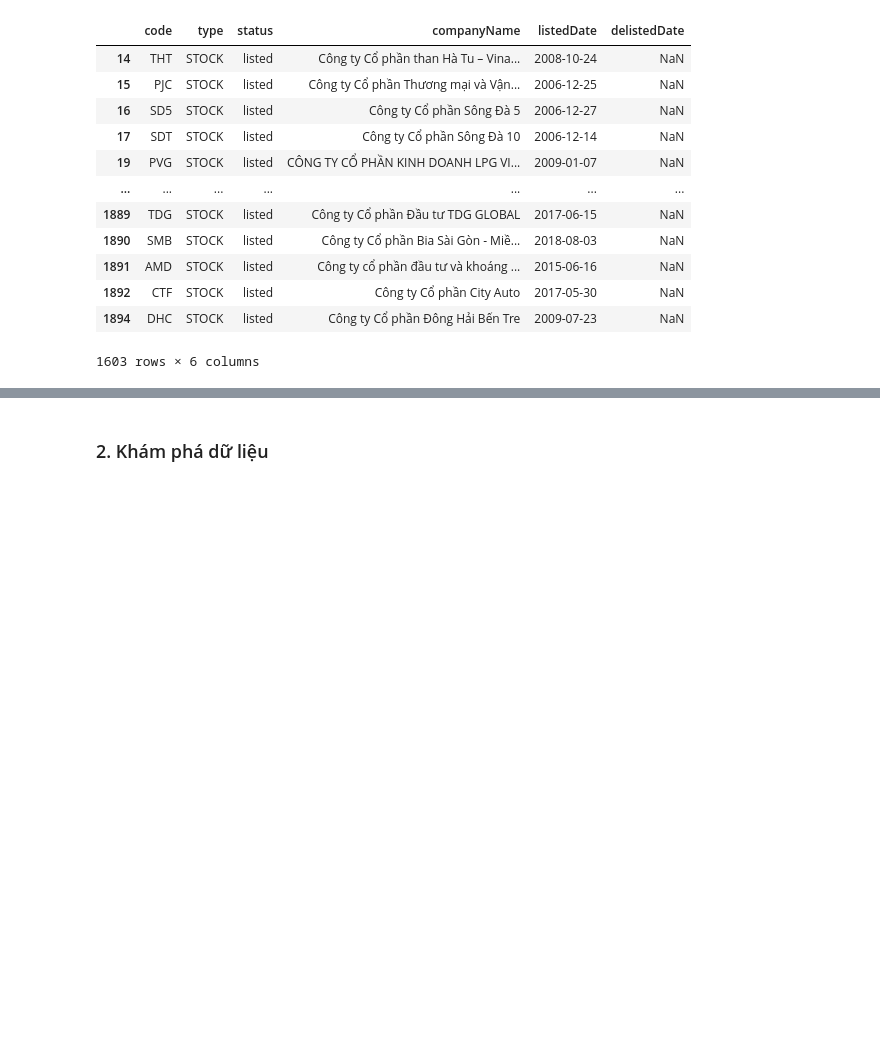
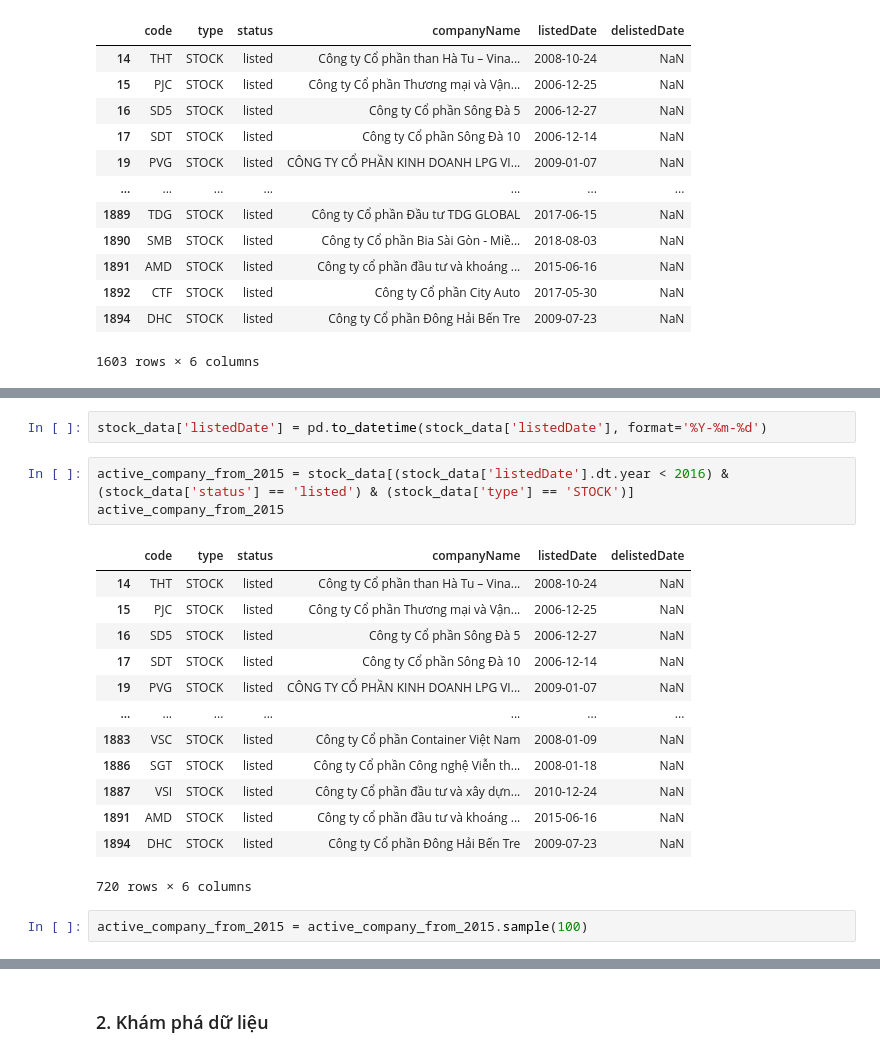
Before and after one commit to minhtringuyennn/NMKHDL_Project, a Jupyter notebook: crawl/crawl_data.ipynb, the cells around one changed output, grey strips where cells are left out. Drawn from its saved outputs; the diff is of its cells as text; blank space fills up the shorter version.

```diff
--- a/crawl/crawl_data.ipynb
+++ b/crawl/crawl_data.ipynb
@@ -210,0 +225,21 @@ for index, row in active_company.iterrows():
+# %%
+stock_data['listedDate'] = pd.to_datetime(stock_data['listedDate'], format='%Y-%m-%d')
+# %%
+active_company_from_2015 = stock_data[(stock_data['listedDate'].dt.year < 2016) & (stock_data['status'] == 'listed') & (stock_data['type'] == 'STOCK')]
+active_company_from_2015
+# %% [output]
+|  | code | type | status | companyName | listedDate | delistedDate |
+| 14 | THT | STOCK | listed | Công ty Cổ phần than Hà Tu – Vina... | 2008-10-24 | NaN |
+| 15 | PJC | STOCK | listed | Công ty Cổ phần Thương mại và Vận... | 2006-12-25 | NaN |
+| 16 | SD5 | STOCK | listed | Công ty Cổ phần Sông Đà 5 | 2006-12-27 | NaN |
+| 17 | SDT | STOCK | listed | Công ty Cổ phần Sông Đà 10 | 2006-12-14 | NaN |
+| 19 | PVG | STOCK | listed | CÔNG TY CỔ PHẦN KINH DOANH LPG VI... | 2009-01-07 | NaN |
+| ... | ... | ... | ... | ... | ... | ... |
+| 1883 | VSC | STOCK | listed | Công ty Cổ phần Container Việt Nam | 2008-01-09 | NaN |
+| 1886 | SGT | STOCK | listed | Công ty Cổ phần Công nghệ Viễn th... | 2008-01-18 | NaN |
+| 1887 | VSI | STOCK | listed | Công ty Cổ phần đầu tư và xây dựn... | 2010-12-24 | NaN |
+| 1891 | AMD | STOCK | listed | Công ty cổ phần đầu tư và khoáng ... | 2015-06-16 | NaN |
+| 1894 | DHC | STOCK | listed | Công ty Cổ phần Đông Hải Bến Tre | 2009-07-23 | NaN |
+720 rows × 6 columns
+# %%
+active_company_from_2015 = active_company_from_2015.sample(100)
```
Also changed, not shown: parts of 3 cells of this notebook.
